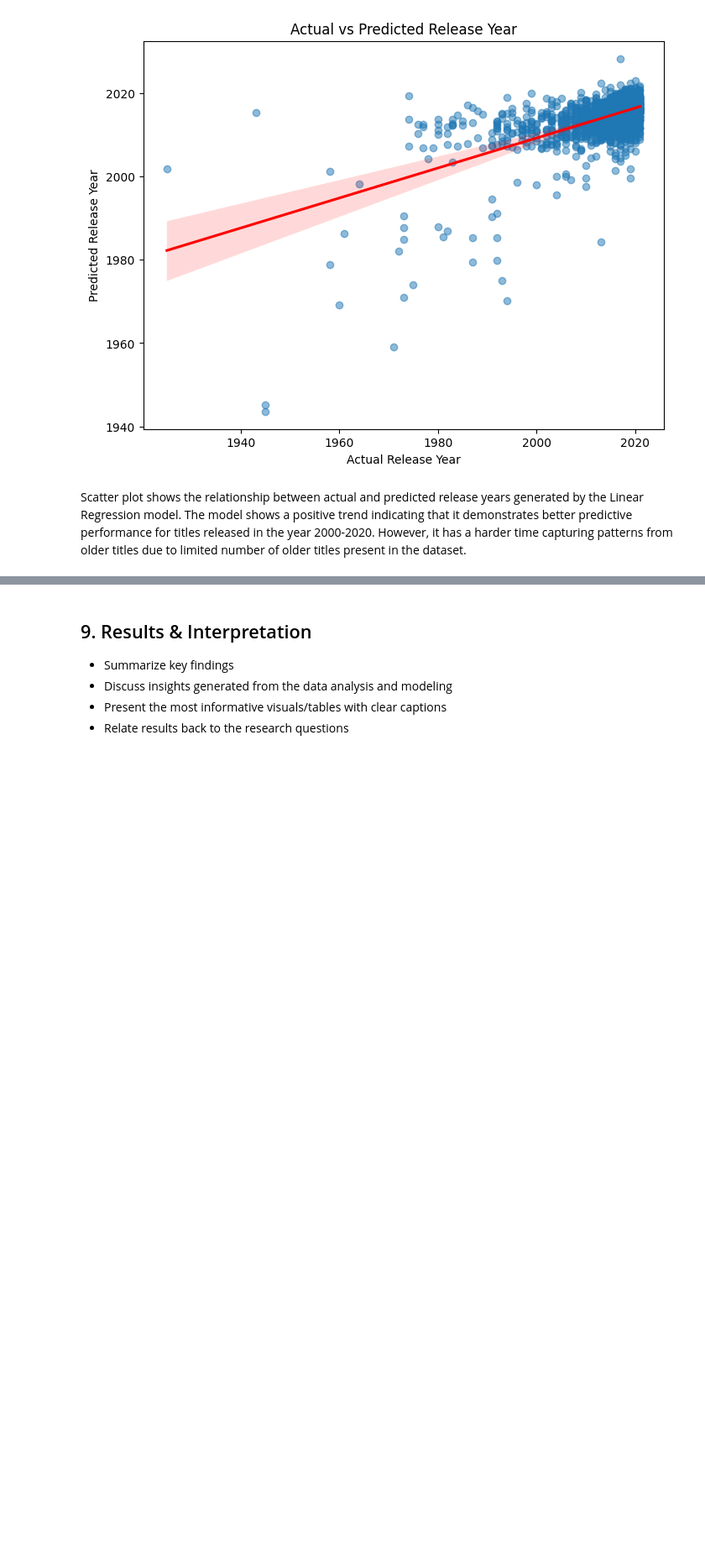
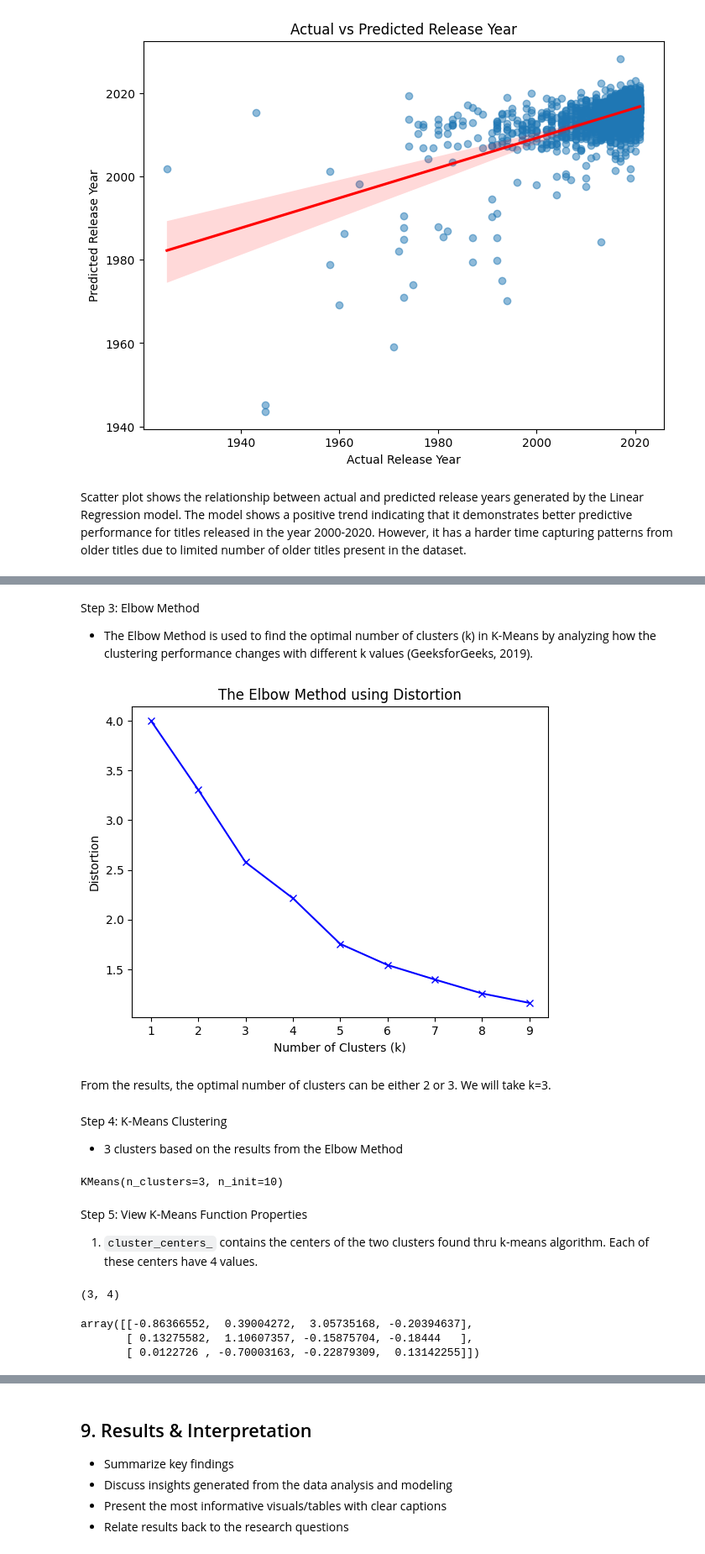
Before and after one commit to liya-eng/DSF_PROJECT, a Jupyter notebook: TT6L_G04_Notebook.ipynb, the cells around one changed output, grey strips where cells are left out. Shown at 84% size. Saved outputs shown, nothing was run; the diff lists cells and outputs as text; code cells hidden in the pictures; blank space fills up the shorter version.

```diff
--- a/TT6L_G04_Notebook.ipynb
+++ b/TT6L_G04_Notebook.ipynb
@@ -969,0 +1174,4 @@ Scatter plot shows the relationship between actual and predicted release years g
+# %%
+netflix2 = netflix[netflix['type'] == 'TV SHOW']
+netflix_tvshow = netflix2[['release_year','listed_in','duration_value','rating']]
+netflix_tvshow.head()
@@ -969,0 +1189,17 @@ Scatter plot shows the relationship between actual and predicted release years g
+# %%
+netflix_tvshow['listed_in'] = netflix_tvshow['listed_in'].str.split(", ")
+netflix_tvshow = netflix_tvshow.explode('listed_in')
+
+genre_encoder = LabelEncoder()
+genre_cat = netflix_tvshow['listed_in'].values
+genre_cat_encoded = genre_encoder.fit_transform(genre_cat.astype('str'))
+genre_cat_encoded
+
+rating_encoder = LabelEncoder()
+rating_cat = netflix_tvshow['rating'].values
+rating_cat_encoded = rating_encoder.fit_transform(rating_cat.astype('str'))
+rating_cat_encoded
+
+netflix_tvshow['listed_in'] = genre_encoder.fit_transform(netflix_tvshow['listed_in'])
+netflix_tvshow['rating'] = rating_encoder.fit_transform(netflix_tvshow['rating'])
+netflix_tvshow.head()
@@ -969,0 +1216,5 @@ Scatter plot shows the relationship between actual and predicted release years g
+# %%
+ss = StandardScaler()
+Y = ss.fit_transform(netflix_tvshow)
+print(netflix_tvshow)
+print(Y)
@@ -969,0 +1239,45 @@ Scatter plot shows the relationship between actual and predicted release years g
+# %% [markdown]
+Step 3: Elbow Method
+- The Elbow Method is used to find the optimal number of clusters (k) in K-Means by analyzing how the clustering performance changes with different k values (GeeksforGeeks, 2019).
+# %%
+distortions = []
+inertias = []
+mapping1 = {}
+mapping2 = {}
+K = range(1, 10)
+
+for k in K:
+    kmeanModel = KMeans(n_clusters=k, random_state=42).fit(Y)
+    distortions.append(sum(np.min(cdist(Y, kmeanModel.cluster_centers_, 'euclidean'), axis=1)**2) / Y.shape[0])
+    inertias.append(kmeanModel.inertia_)
+    mapping1[k] = distortions[-1]
+    mapping2[k] = inertias[-1]
+
+plt.plot(K, distortions, 'bx-')
+plt.xlabel('Number of Clusters (k)')
+plt.ylabel('Distortion')
+plt.title('The Elbow Method using Distortion')
+plt.show()
+# %% [output]
+[figure, added]
+# %% [markdown]
+From the results, the optimal number of clusters can be either 2 or 3. We will take k=3.
+# %% [markdown]
+Step 4: K-Means Clustering
+- 3 clusters based on the results from the Elbow Method
+# %%
+model = KMeans(3, verbose=0, n_init=10)
+model.fit(Y)
+# %% [output]
+KMeans(n_clusters=3, n_init=10)
+# %% [markdown]
+Step 5: View K-Means Function Properties
+1. `cluster_centers_` contains the centers of the two clusters found thru k-means algorithm. Each of these centers have 4 values.
+# %%
+print(model.cluster_centers_.shape)
+model.cluster_centers_
+# %% [output]
+(3, 4)
+array([[-0.86366552,  0.39004272,  3.05735168, -0.20394637],
+       [ 0.13275582,  1.10607357, -0.15875704, -0.18444   ],
+       [ 0.0122726 , -0.70003163, -0.22879309,  0.13142255]])
```
Also changed, not shown: parts of 52 cells of this notebook.
